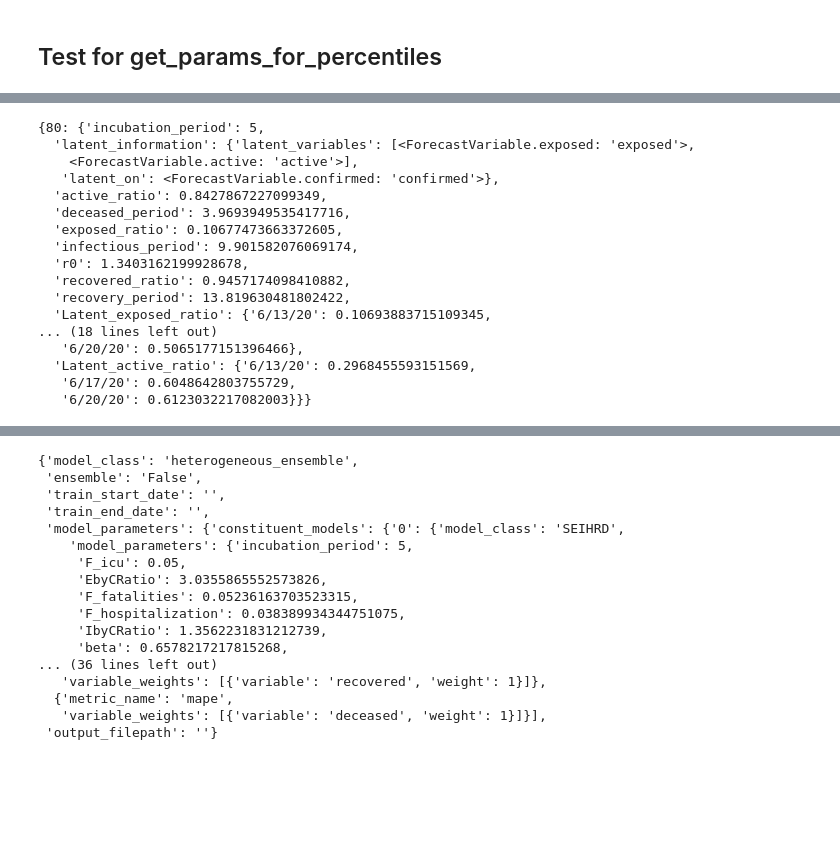
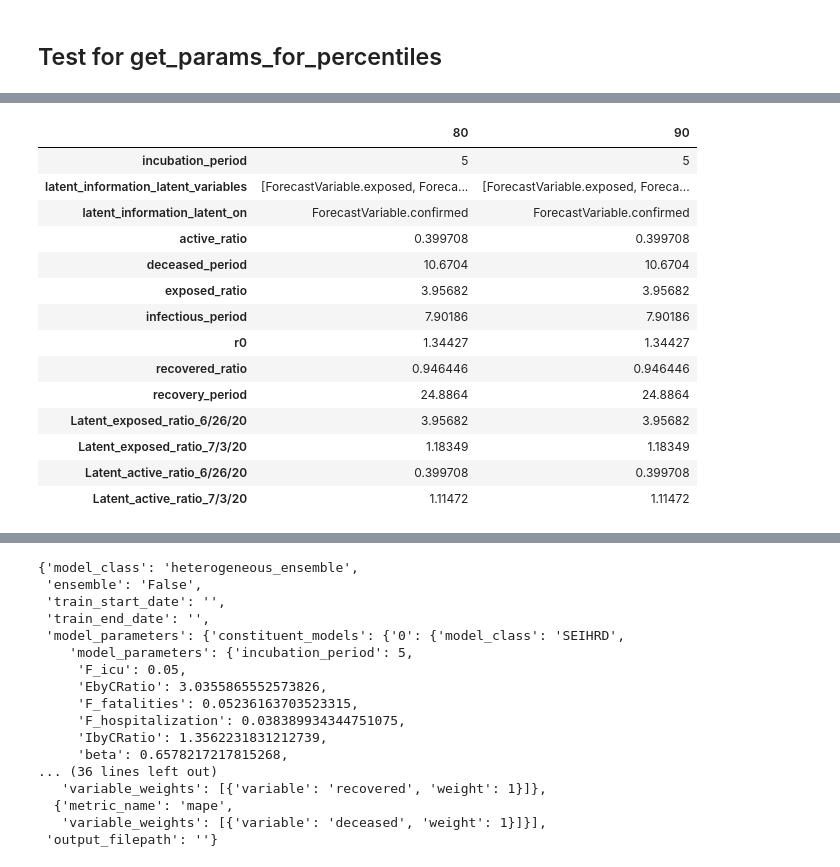
Before and after one commit to dsindiavscovid/covid19-india, a Jupyter notebook: notebooks/Homogenous Ensemble Generalised Test Harsh.ipynb, the cells around one changed output, grey strips where cells are left out. Cells and saved outputs as stored; diff of their text form; code cells hidden in the pictures; blank space fills up the shorter version.

```diff
--- a/notebooks/Homogenous Ensemble Generalised Test Harsh.ipynb
+++ b/notebooks/Homogenous Ensemble Generalised Test Harsh.ipynb
@@ -376,11 +357,11 @@ from modules.data_fetcher_module import DataFetcherModule
 # %%
 model = ModelFactory.get_model("homogeneous_ensemble", default_forecast_config['model_parameters'])
 # %%
-observations = DataFetcherModule.get_observations_for_region('district', ['bengaluru urban'], data_source="direct_csv", filepath='/Users/harsh.maheshwari/Downloads/bengaluru_urban_july_16th.csv')
-region_metadata = DataFetcherModule.get_regional_metadata('district', ['bengaluru urban'], data_source="tracker_district_daily")
+observations = DataFetcherModule.get_observations_for_region('district', ['bengaluru urban'], data_source="tracker_data_all")
+region_metadata = DataFetcherModule.get_regional_metadata('district', ['bengaluru urban'], data_source="tracker_data_all")
 # %%
 
-paramDict = model.get_params_for_percentiles(column_of_interest = 'confirmed',
+paramDict = model.get_params_for_percentiles(variable_of_interest = 'confirmed',
                                  date_of_interest = default_forecast_config['model_parameters']['uncertainty_parameters']['date_of_interest'],
                                  tolerance = 1,
                                  percentiles = [80, 90],
@@ -389,24 +370,30 @@ paramDict = model.get_params_for_percentiles(column_of_interest = 'confirmed',
                                  run_day = dates['test_run_day'],
                                  start_date = dates['test_start_date'],
                                  end_date = dates['test_end_date'])
-# %%
-paramDict
-# %% [output]
-{80: {'incubation_period': 5,
-  'latent_information': {'latent_variables': [<ForecastVariable.exposed: 'exposed'>,
-    <ForecastVariable.active: 'active'>],
-   'latent_on': <ForecastVariable.confirmed: 'confirmed'>},
-  'active_ratio': 0.8427867227099349,
-  'deceased_period': 3.9693949535417716,
-  'exposed_ratio': 0.10677473663372605,
-  'infectious_period': 9.901582076069174,
-  'r0': 1.3403162199928678,
-  'recovered_ratio': 0.9457174098410882,
-  'recovery_period': 13.819630481802422,
-  'Latent_exposed_ratio': {'6/13/20': 0.10693883715109345,
-... (18 lines left out)
-   '6/20/20': 0.5065177151396466},
-  'Latent_active_ratio': {'6/13/20': 0.2968455593151569,
-   '6/17/20': 0.6048642803755729,
-   '6/20/20': 0.6123032217082003}}}
+# %%
+from utils.data_transformer_helper import flatten
+paramDict
+newDict = dict()
+for k, i in paramDict.items():
+    newDict[k] = flatten(i)
+
+df = pd.DataFrame.from_dict(newDict)
+# %%
+df
+# %% [output]
+|  | 80 | 90 |
+| incubation_period | 5 | 5 |
+| latent_information_latent_variables | [ForecastVariable.exposed, Foreca... | [ForecastVariable.exposed, Foreca... |
+| latent_information_latent_on | ForecastVariable.confirmed | ForecastVariable.confirmed |
+| active_ratio | 0.399708 | 0.399708 |
+| deceased_period | 10.6704 | 10.6704 |
+| exposed_ratio | 3.95682 | 3.95682 |
+| infectious_period | 7.90186 | 7.90186 |
+| r0 | 1.34427 | 1.34427 |
+| recovered_ratio | 0.946446 | 0.946446 |
+| recovery_period | 24.8864 | 24.8864 |
+| Latent_exposed_ratio_6/26/20 | 3.95682 | 3.95682 |
+| Latent_exposed_ratio_7/3/20 | 1.18349 | 1.18349 |
+| Latent_active_ratio_6/26/20 | 0.399708 | 0.399708 |
+| Latent_active_ratio_7/3/20 | 1.11472 | 1.11472 |
 # %%
```
Also changed, not shown: parts of 18 cells of this notebook, 3 other files.
